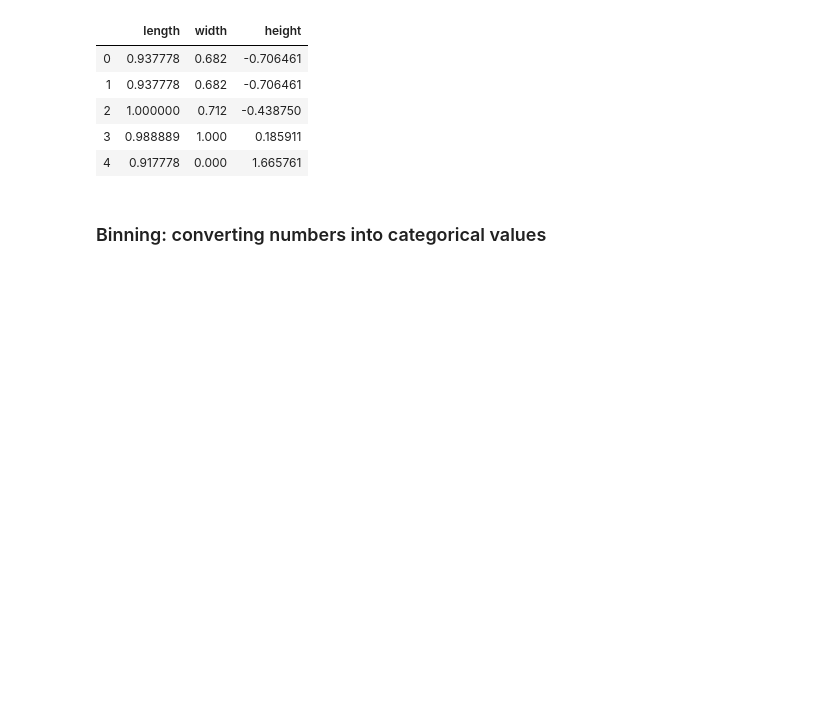
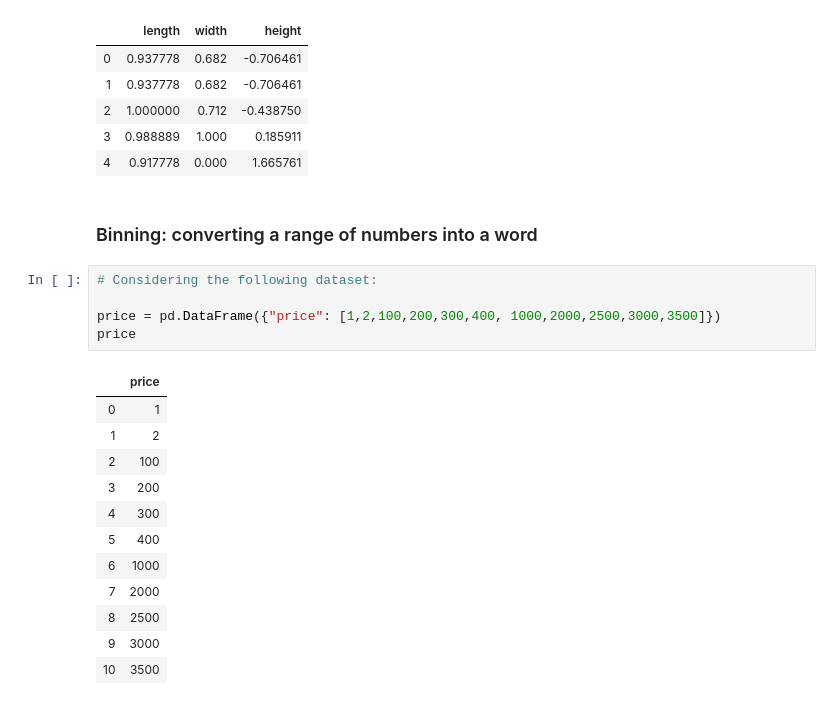
Before and after one commit to hahafael/IBM-s_data_science_course, a Jupyter notebook: Module 2 - Data Wrangling.ipynb, the cells around one changed output. Drawn from its saved outputs; the diff is of its cells as text; blank space fills up the shorter version.

Commit message:
binning and one-hot coding

```diff
--- a/Module 2 - Data Wrangling.ipynb
+++ b/Module 2 - Data Wrangling.ipynb
@@ -274,4 +274,22 @@ norm_df
 | 3 | 0.988889 | 1.000 | 0.185911 |
 | 4 | 0.917778 | 0.000 | 1.665761 |
 # %% [markdown]
-### Binning: converting numbers into categorical values
+### Binning: converting a range of numbers into a word
+# %%
+# Considering the following dataset:
+
+price = pd.DataFrame({"price": [1,2,100,200,300,400, 1000,2000,2500,3000,3500]})
+price
+# %% [output]
+|  | price |
+| 0 | 1 |
+| 1 | 2 |
+| 2 | 100 |
+| 3 | 200 |
+| 4 | 300 |
+| 5 | 400 |
+| 6 | 1000 |
+| 7 | 2000 |
+| 8 | 2500 |
+| 9 | 3000 |
+| 10 | 3500 |
```
Also changed, not shown: parts of 10 cells of this notebook.
